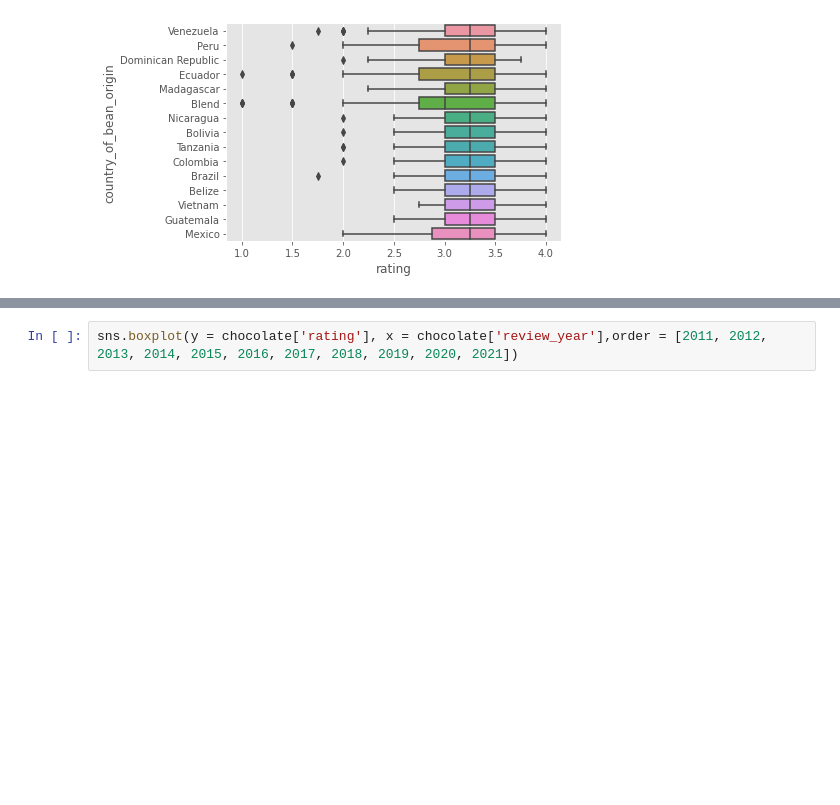
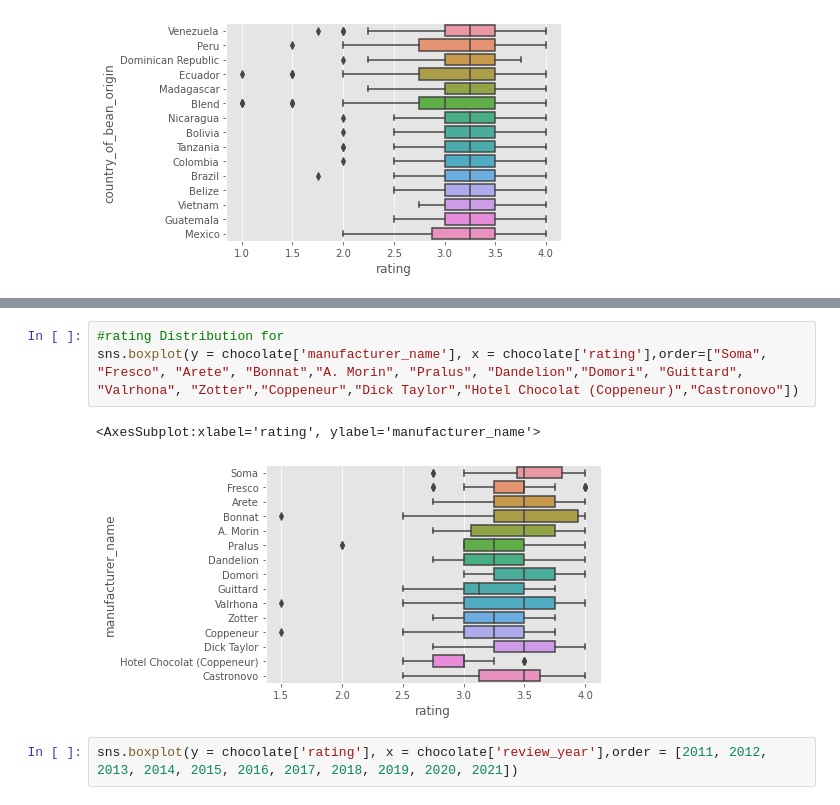
Before and after one commit to raunakp777/Web-Scraping-project---NYC-Data-Science, a Jupyter notebook: PYProject1.ipynb, the cells around one changed output, grey strips where cells are left out. Saved outputs shown, nothing was run; the diff lists cells and outputs as text; blank space fills up the shorter version.

```diff
--- a/PYProject1.ipynb
+++ b/PYProject1.ipynb
@@ -141,3 +147,9 @@ sns.boxplot(y = chocolate['company_location'], x = chocolate['rating'],order=["U
+# %%
+#rating Distribution for
+sns.boxplot(y = chocolate['manufacturer_name'], x = chocolate['rating'],order=["Soma", "Fresco", "Arete", "Bonnat","A. Morin", "Pralus", "Dandelion","Domori", "Guittard", "Valrhona", "Zotter","Coppeneur","Dick Taylor","Hotel Chocolat (Coppeneur)","Castronovo"])
+# %% [output]
+<AxesSubplot:xlabel='rating', ylabel='manufacturer_name'>
+[figure, added]
 # %%
 sns.boxplot(y = chocolate['rating'], x = chocolate['review_year'],order = [2011, 2012, 2013, 2014, 2015, 2016, 2017, 2018, 2019, 2020, 2021])
 # %% [output]
```
Also changed, not shown: parts of 3 cells of this notebook, 1 other file.
